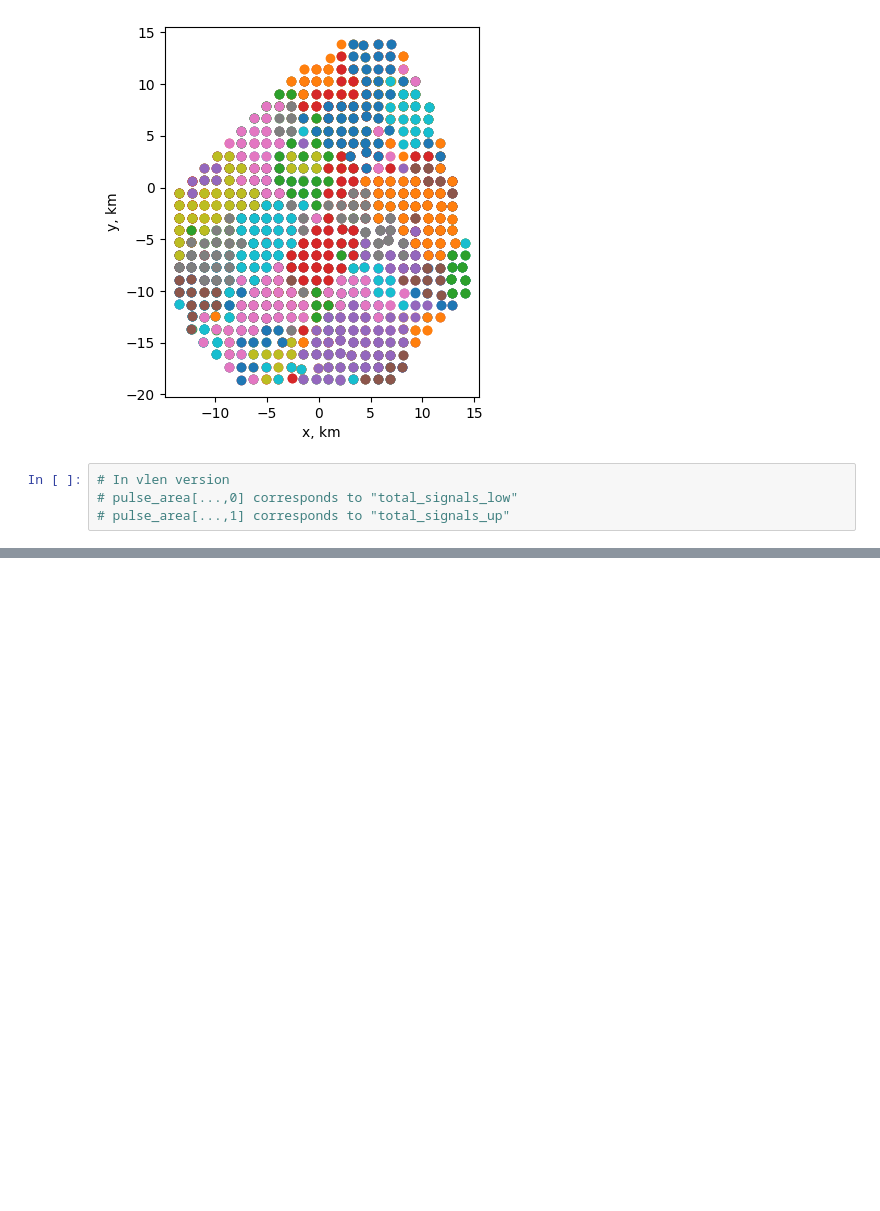
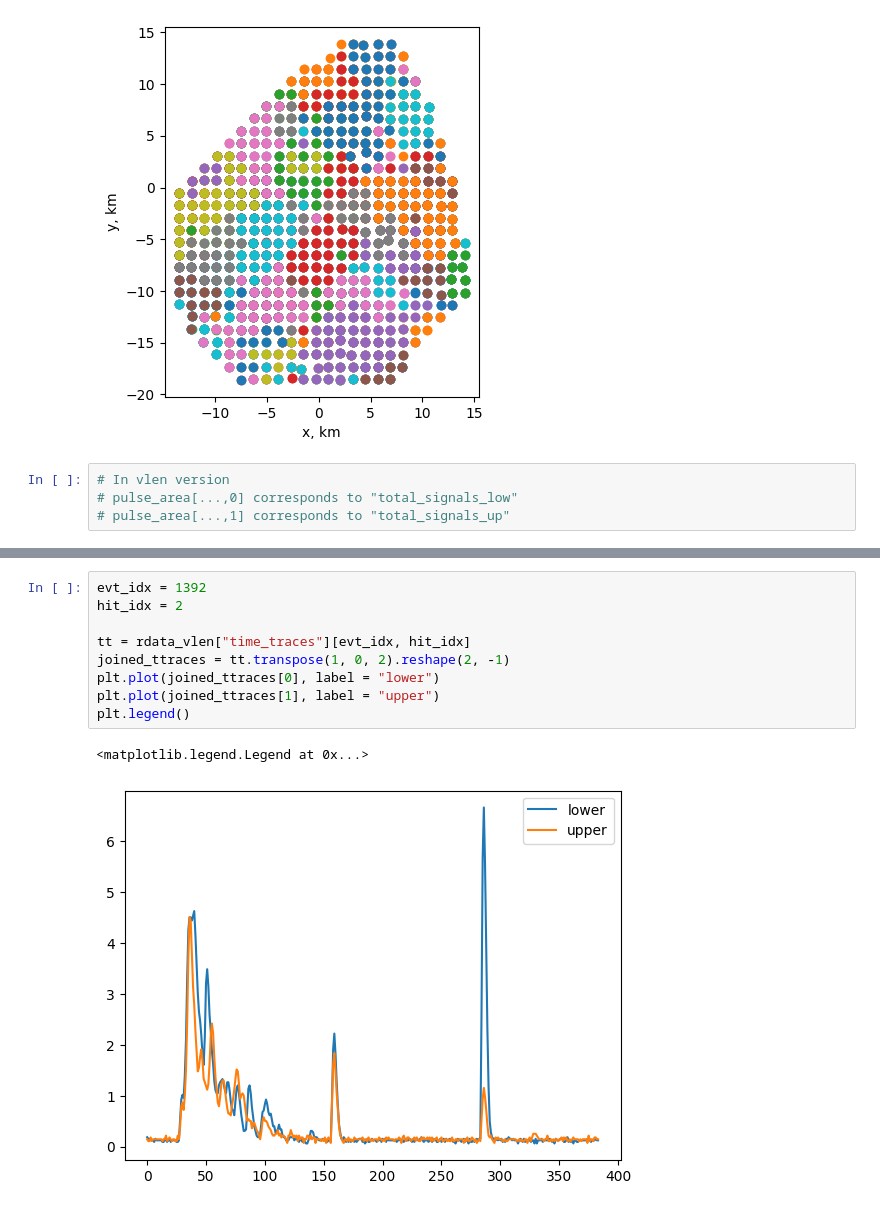
Before and after one commit to TA-DNN/TAML2025_ICRR_handson, a Jupyter notebook: tadaml2025/dstparser/structured_data_file.ipynb, the cells around one changed output, grey strips where cells are left out. Cells and saved outputs as stored; diff of their text form; blank space fills up the shorter version.

```diff
--- a/tadaml2025/dstparser/structured_data_file.ipynb
+++ b/tadaml2025/dstparser/structured_data_file.ipynb
@@ -533,0 +627,12 @@ plt.gca().set_aspect("equal")
+# %%
+evt_idx = 1392
+hit_idx = 2
+
+tt = rdata_vlen["time_traces"][evt_idx, hit_idx]
+joined_ttraces = tt.transpose(1, 0, 2).reshape(2, -1)
+plt.plot(joined_ttraces[0], label = "lower")
+plt.plot(joined_ttraces[1], label = "upper")
+plt.legend()
+# %% [output]
+<matplotlib.legend.Legend at 0x...>
+[figure, added]
```
Also changed, not shown: parts of 11 cells of this notebook.
